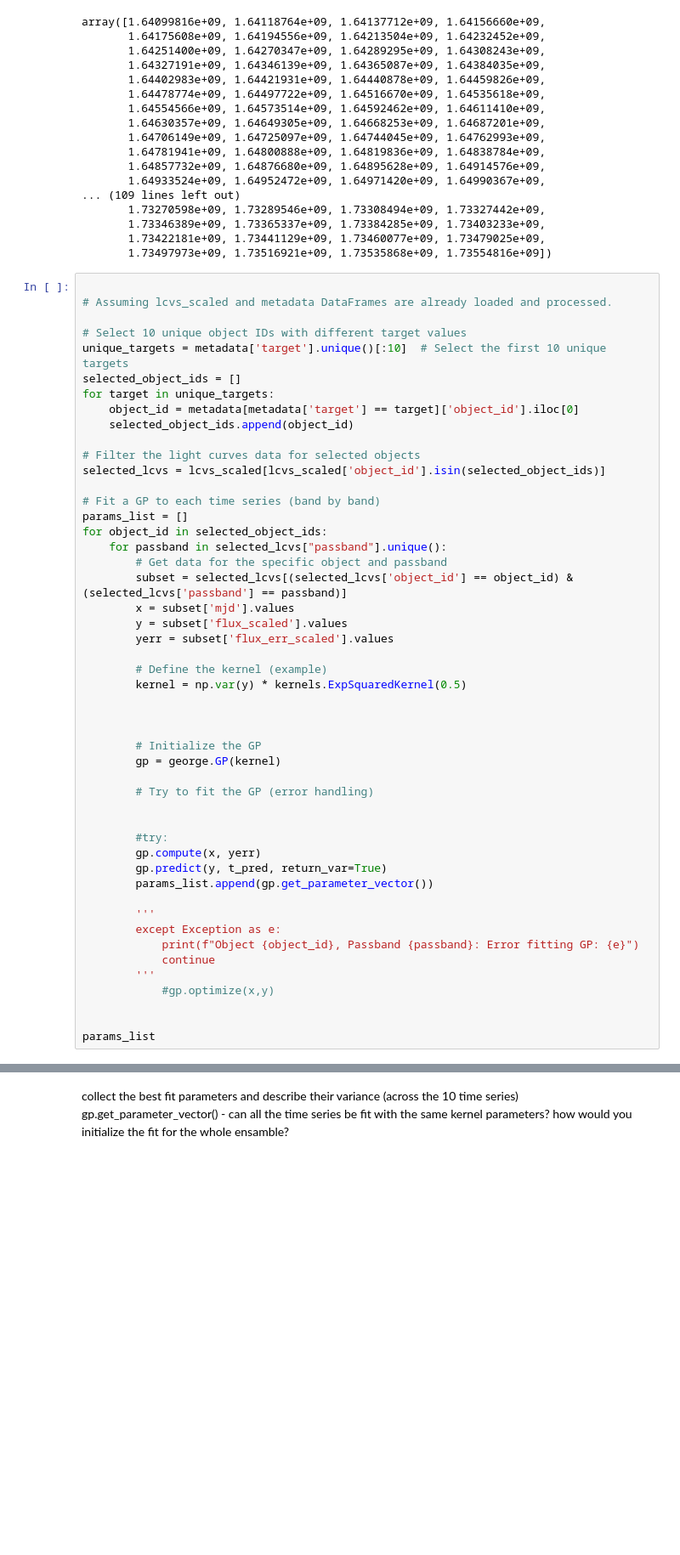
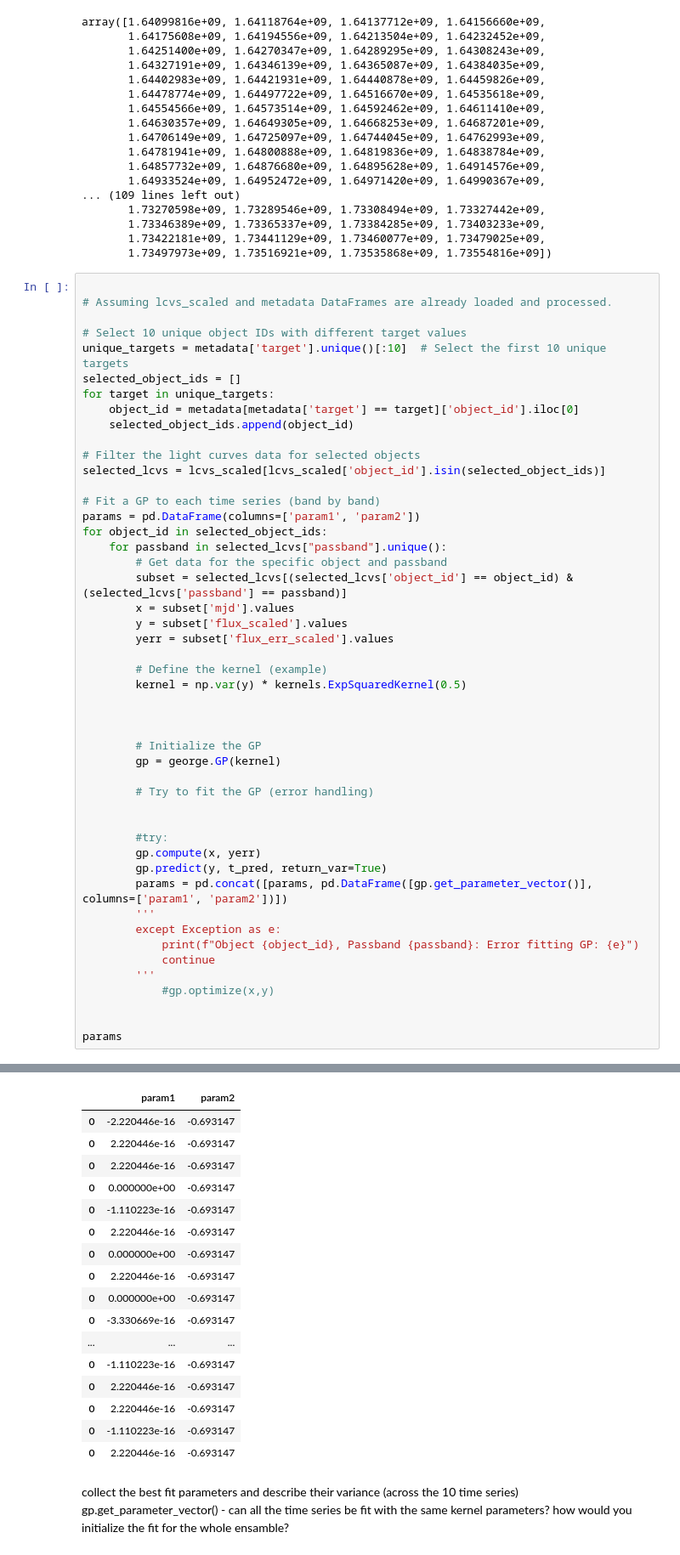
Before and after one commit to Legacy560/MLTSA25_RWolynetz, a Jupyter notebook: HW4/HW4_PLAsTICC_GP_homework_MTLSA25_RWolynetz.ipynb, the cells around one changed output, grey strips where cells are left out. Shown at 85% size. Saved outputs shown, nothing was run; the diff lists cells and outputs as text; blank space fills up the shorter version.

```diff
--- a/HW4/HW4_PLAsTICC_GP_homework_MTLSA25_RWolynetz.ipynb
+++ b/HW4/HW4_PLAsTICC_GP_homework_MTLSA25_RWolynetz.ipynb
@@ -737,7 +737,7 @@ for target in unique_targets:
 selected_lcvs = lcvs_scaled[lcvs_scaled['object_id'].isin(selected_object_ids)]
 
 # Fit a GP to each time series (band by band)
-params_list = []
+params = pd.DataFrame(columns=['param1', 'param2'])
 for object_id in selected_object_ids:
     for passband in selected_lcvs["passband"].unique():
         # Get data for the specific object and passband
@@ -760,8 +760,7 @@ for object_id in selected_object_ids:
         #try:
         gp.compute(x, yerr)
         gp.predict(y, t_pred, return_var=True)
-        params_list.append(gp.get_parameter_vector())
-
+        params = pd.concat([params, pd.DataFrame([gp.get_parameter_vector()], columns=['param1', 'param2'])])
         '''
         except Exception as e:
             print(f"Object {object_id}, Passband {passband}: Error fitting GP: {e}")
@@ -770,5 +769,5 @@ for object_id in selected_object_ids:
             #gp.optimize(x,y)
 
 
-params_list
+params
 # %% [output]
@@ -792,3 +774,20 @@ params_list
+|  | param1 | param2 |
+| 0 | -2.220446e-16 | -0.693147 |
+| 0 | 2.220446e-16 | -0.693147 |
+| 0 | 2.220446e-16 | -0.693147 |
+| 0 | 0.000000e+00 | -0.693147 |
+| 0 | -1.110223e-16 | -0.693147 |
+| 0 | 2.220446e-16 | -0.693147 |
+| 0 | 0.000000e+00 | -0.693147 |
+| 0 | 2.220446e-16 | -0.693147 |
+| 0 | 0.000000e+00 | -0.693147 |
+| 0 | -3.330669e-16 | -0.693147 |
+| ... | ... | ... |
+| 0 | -1.110223e-16 | -0.693147 |
+| 0 | 2.220446e-16 | -0.693147 |
+| 0 | 2.220446e-16 | -0.693147 |
+| 0 | -1.110223e-16 | -0.693147 |
+| 0 | 2.220446e-16 | -0.693147 |
 # %% [markdown]
 collect the best fit parameters and describe their variance (across the 10 time series) gp.get_parameter_vector() - can all the time series be fit with the same kernel parameters? how would you initialize the fit for the whole ensamble?
 # %% [markdown]
```
Also changed, not shown: parts of 1 cell of this notebook.
